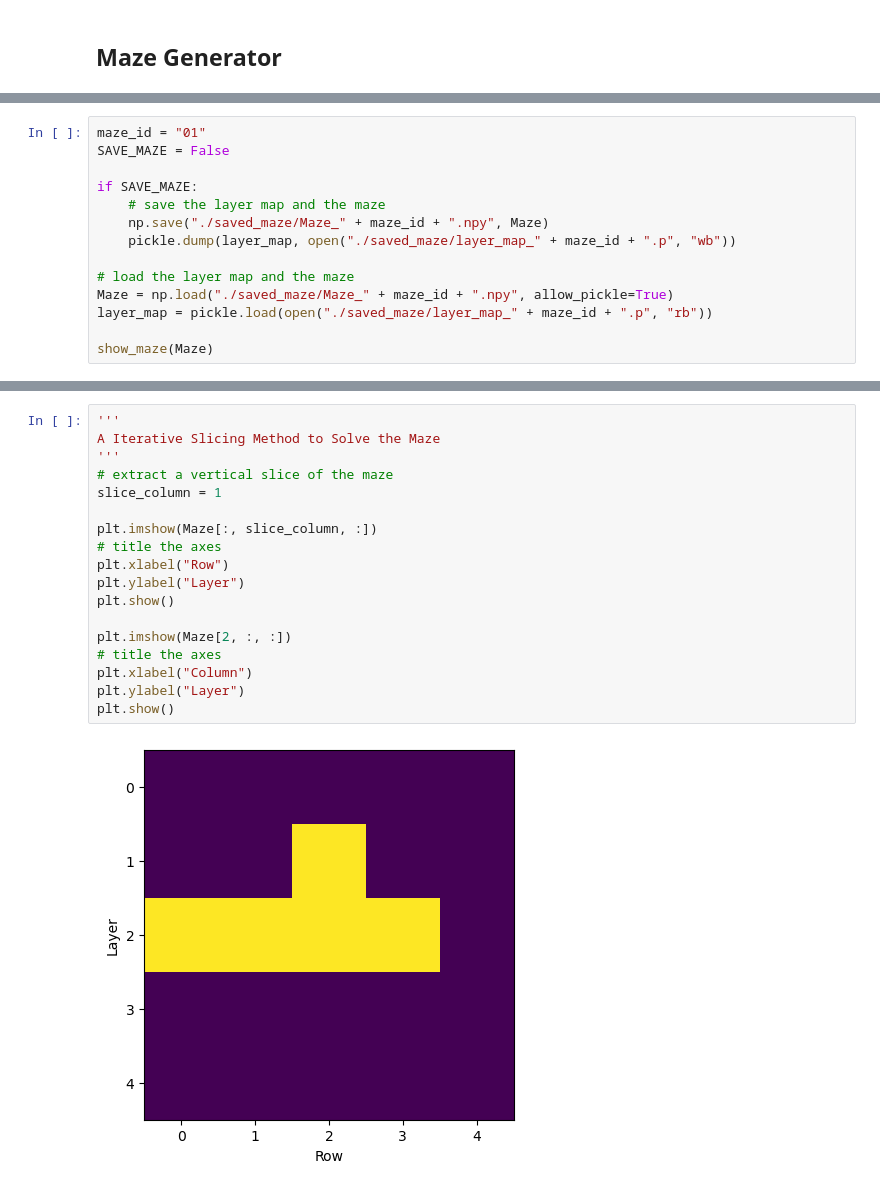
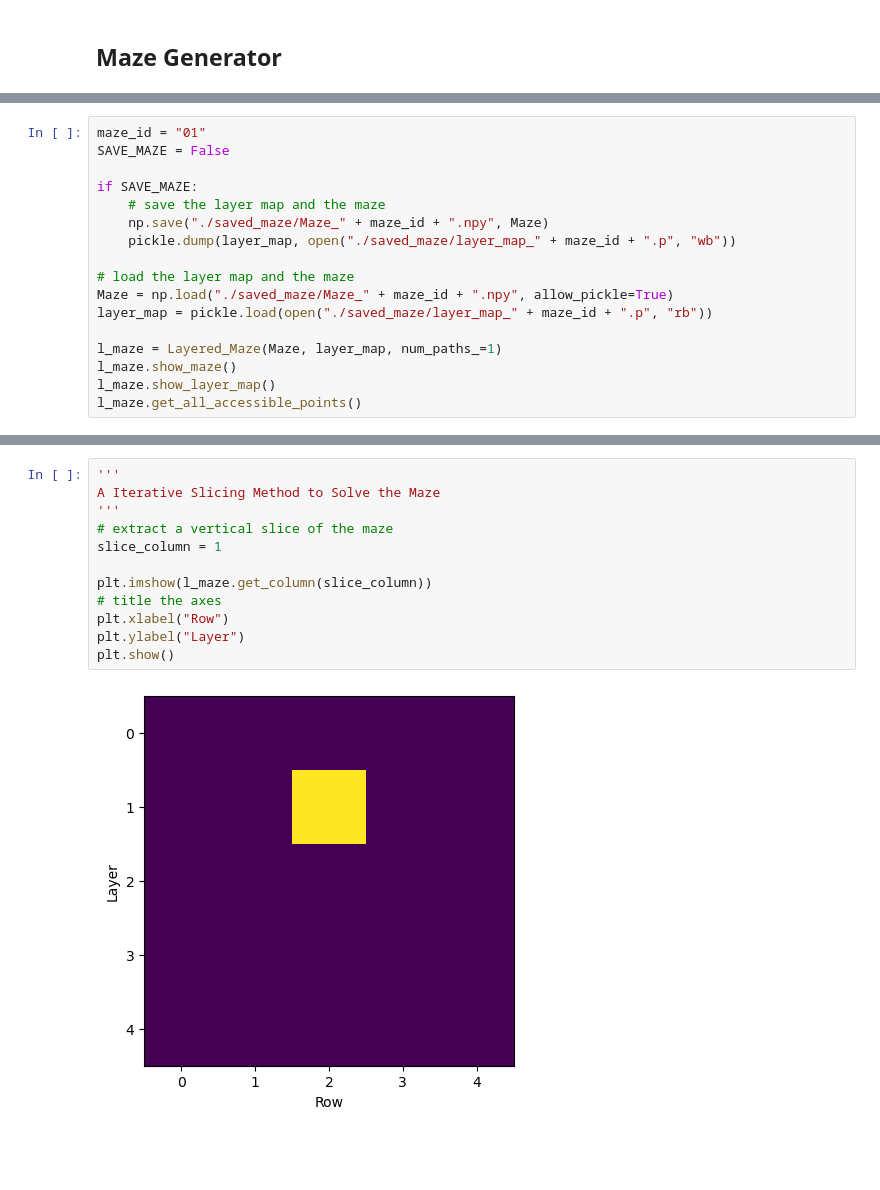
Before and after one commit to Dinple/PathSim, a Jupyter notebook: sim.ipynb, the cells around one changed output, grey strips where cells are left out. Cells and saved outputs as stored; diff of their text form; blank space fills up the shorter version.

```diff
--- a/sim.ipynb
+++ b/sim.ipynb
@@ -120,7 +122,10 @@ if SAVE_MAZE:
 Maze = np.load("./saved_maze/Maze_" + maze_id + ".npy", allow_pickle=True)
 layer_map = pickle.load(open("./saved_maze/layer_map_" + maze_id + ".p", "rb"))
 
-show_maze(Maze)
+l_maze = Layered_Maze(Maze, layer_map, num_paths_=1)
+l_maze.show_maze()
+l_maze.show_layer_map()
+l_maze.get_all_accessible_points()
 # %% [output]
 [figure]
 [figure]
@@ -127,20 +154,14 @@ show_maze(Maze)
 # %%
 '''
 A Iterative Slicing Method to Solve the Maze
 '''
 # extract a vertical slice of the maze
 slice_column = 1
 
-plt.imshow(Maze[:, slice_column, :])
+plt.imshow(l_maze.get_column(slice_column))
 # title the axes
 plt.xlabel("Row")
 plt.ylabel("Layer")
 plt.show()
-
-plt.imshow(Maze[2, :, :])
-# title the axes
-plt.xlabel("Column")
-plt.ylabel("Layer")
-plt.show()
 # %% [output]
-[figure, old version]
+[figure, new version]
```
Also changed, not shown: parts of 9 cells of this notebook, 5 other files.
